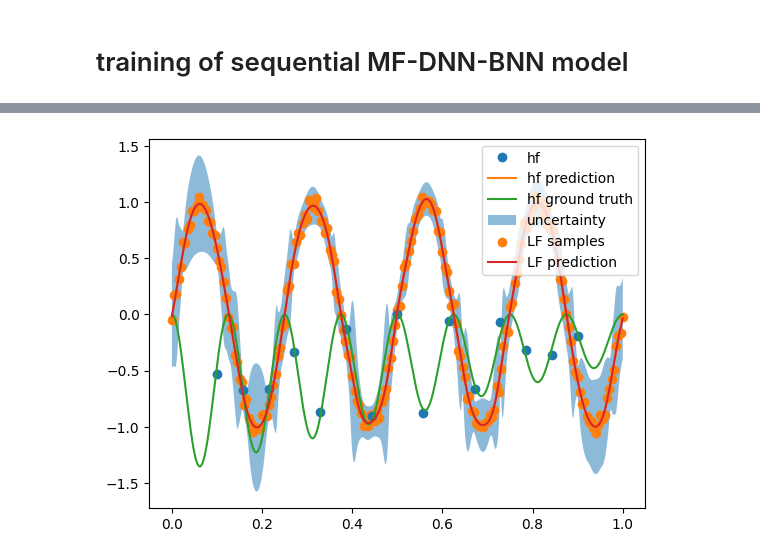
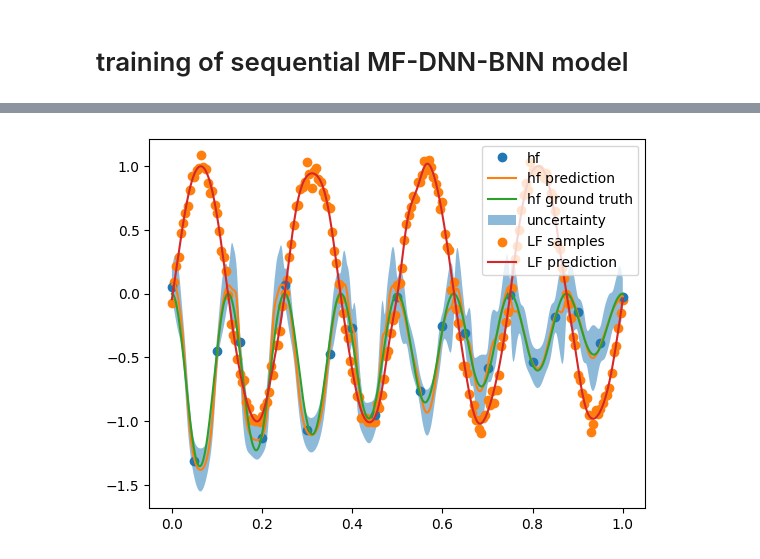
Before and after one commit to bessagroup/mfbml, a Jupyter notebook: studies/bnn_illustrative_examples/mf_dnn_bnn_forrester/mf_dnn_bnn_showcase.ipynb, the cells around one changed output, grey strips where cells are left out. Saved outputs shown, nothing was run; the diff lists cells and outputs as text; code cells hidden in the pictures.

Commit message:
new plots

```diff
--- a/studies/bnn_illustrative_examples/mf_dnn_bnn_forrester/mf_dnn_bnn_showcase.ipynb
+++ b/studies/bnn_illustrative_examples/mf_dnn_bnn_forrester/mf_dnn_bnn_showcase.ipynb
@@ -27,11 +27,11 @@ torch.manual_seed(seed)
 func = MengCase1(noise_std=0.0)
 # generate samples (21 HF samples, 201 LF samples)
 lf_samples = torch.linspace(0, 1, 201).reshape(-1, 1)
-# hf_samples = lf_samples[::10]  # sample every 5 points
-hf_samples= torch.linspace(0.1, 0.9, 15).reshape(-1, 1)
+hf_samples = lf_samples[::10]  # sample every 5 points
+# hf_samples = torch.linspace(0.0, 1.0, 21).reshape(-1, 1)
 
 # generate responses
-lf1_responses = func.lf1(lf_samples,  noise_lf=0.05)
+lf1_responses = func.lf1(lf_samples, noise_lf=0.05)
 lf2_responses = func.lf2(lf_samples, noise_lf=0.05)
 lf3_responses = func.lf3(lf_samples, noise_lf=0.05)
 # get the high-fidelity responses
@@ -107,15 +123,10 @@ hf_sequential_configure = {
     "sigma": 0.05,
 }
 
-# training configure
-samples = {"lf": lf_samples, "hf": hf_samples}
-
-responses = {"lf": lf3_responses, "hf": hf_responses}
-
 # lf train config
 lf_train_config = {
     "batch_size": None,
-    "num_epochs": 20000,
+    "num_epochs": 30000,
     "print_iter": 100,
     "data_split": False,
 }
@@ -248,40 +251,40 @@ noise: 0.157
 # %%
 # visualize the posterior of sequential mf-bnn
 (
-    smf_bnn_lf1_y,
+    smf_bnn_lf1_hy,
     smf_bnn_lf1_epistemic,
     smf_bnn_lf1_total_unc,
     smf_bnn_lf1_aleatoric,
 ) = smf_bnn_lf1.predict(x=test_samples)
 # get lf predictions
-smf_bnn_lf1_y =  smf_bnn_lf1.predict_lf(x=test_samples, output_format="numpy")
+smf_bnn_lf1_y = smf_bnn_lf1.predict_lf(x=test_samples, output_format="numpy")
 # plot
 fig, ax = plt.subplots()
 ax.plot(hf_samples, hf_responses, "o", label="hf")
-ax.plot(test_samples.numpy(), smf_bnn_lf1_y, label="hf prediction")
+ax.plot(test_samples.numpy(), smf_bnn_lf1_hy, label="hf prediction")
 ax.plot(
     test_samples.numpy(),
     test_hf_responses_noiseless.numpy(),
     label="hf ground truth",
 )
 ax.fill_between(
     test_samples.flatten().numpy(),
-    (smf_bnn_lf1_y - 2 * smf_bnn_lf1_total_unc).reshape(-1),
-    (smf_bnn_lf1_y + 2 * smf_bnn_lf1_total_unc).reshape(-1),
+    (smf_bnn_lf1_hy - 2 * smf_bnn_lf1_total_unc).reshape(-1),
+    (smf_bnn_lf1_hy + 2 * smf_bnn_lf1_total_unc).reshape(-1),
     alpha=0.5,
     label="uncertainty",
 )
 
 # plot lf samples
 ax.scatter(lf_samples, lf1_responses, label="LF samples")
 ax.plot(
     test_samples.numpy(),
     smf_bnn_lf1_y,
     label="LF prediction"
 )
 ax.legend()
 plt.show()
 # %% [output]
-[figure, old version]
+[figure, new version]
 # %%
 # create the MFDNNBNN object
```
Also changed, not shown: parts of 29 cells of this notebook, 1 other file.
